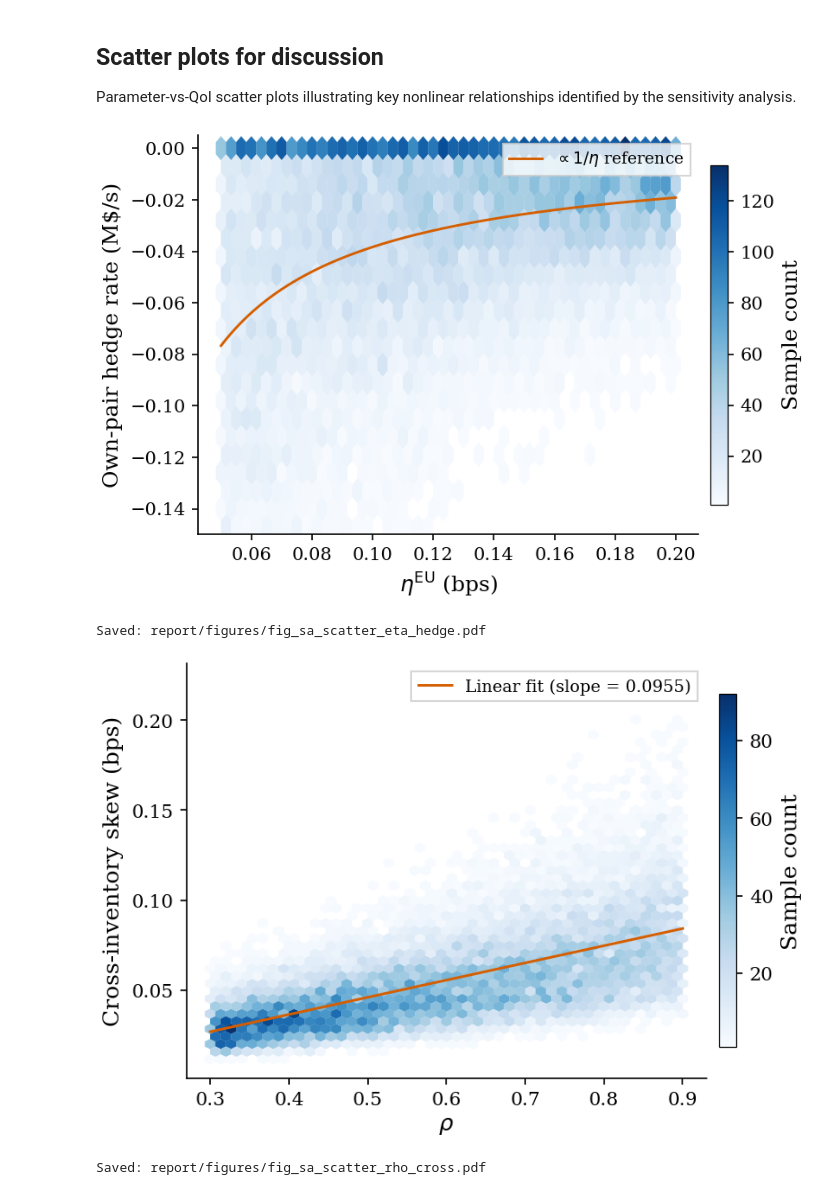
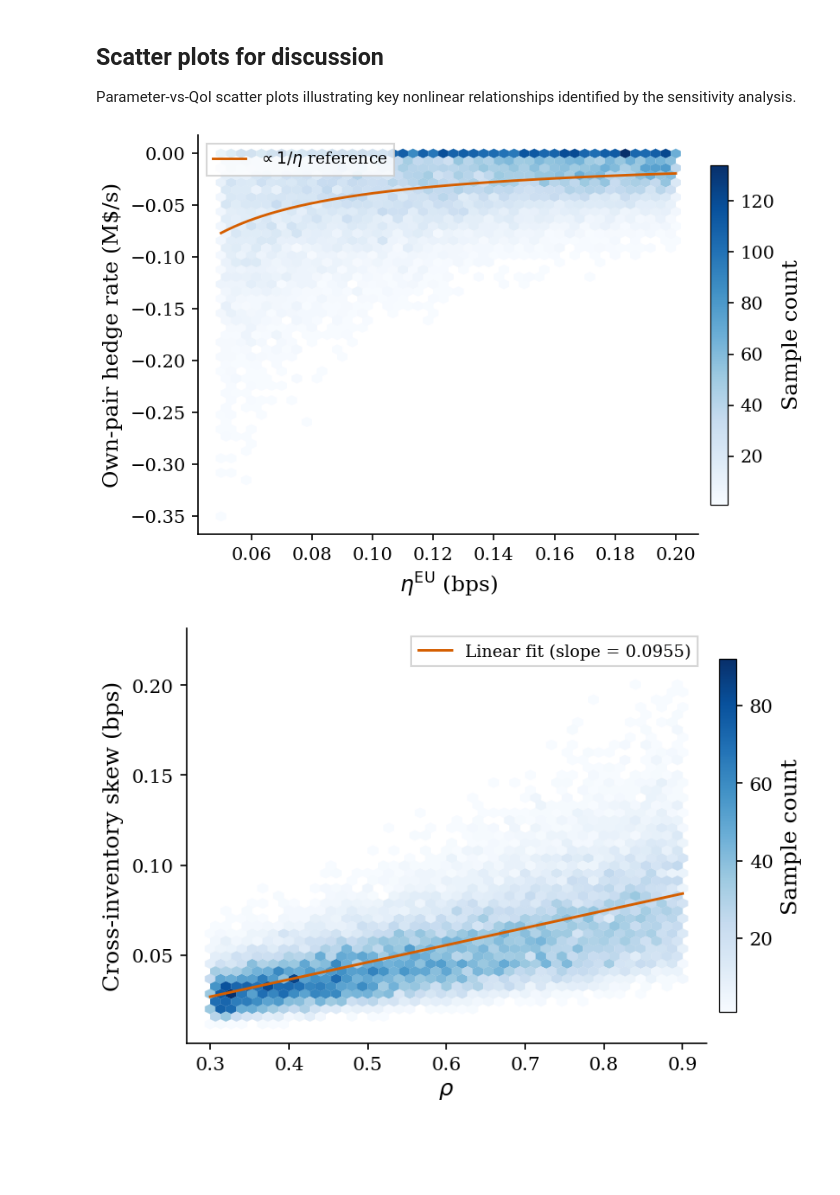
Before and after one commit to SebastianApelgren/optimal-market-making-eFX, a Jupyter notebook: sensitivity_analysis.ipynb, the cells around one changed output. Saved outputs shown, nothing was run; the diff lists cells and outputs as text; code cells hidden in the pictures; blank space fills up the shorter version.

```diff
--- a/sensitivity_analysis.ipynb
+++ b/sensitivity_analysis.ipynb
@@ -23,7 +23,7 @@ from src.sensitivity import build_modified_params, evaluate_qois, _revenue_rate
 from src.sobol import saltelli_sample, evaluate_saltelli_samples, compute_sobol_indices
 
 # Inventory magnitude (M$) used by evaluate_qois for skew/hedge/revenue QoIs
-Y_MAGNITUDE = 20.0
+Y_MAGNITUDE = 10.0
 evaluate_qois_fn = partial(evaluate_qois, y_magnitude=Y_MAGNITUDE)
 # %% [markdown]
 ## Parameter setup
@@ -528,9 +533,9 @@ with plt.rc_context(_RC_PARAMS):
         ax_kde.legend(frameon=True, fancybox=False, edgecolor='0.8')
 
         fig.tight_layout()
-        fpath = os.path.join('report/figures', QOI_FILE_LABELS[q])
-        fig.savefig(fpath)
+        #fpath = os.path.join('report/figures', QOI_FILE_LABELS[q])
+        #fig.savefig(fpath)
         plt.show()
-        print(f"Saved: {fpath}")
+        #print(f"Saved: {fpath}")
 # %% [output]
 [figure]
@@ -557,38 +556,37 @@ from src.model import DAY_SECONDS
 
 eta_idx = 9   # eta EU parameter index
 hedge_qoi = 3 # own-pair hedge rate QoI index
 
 eta_vals = all_params[:, eta_idx]
 hedge_vals = fwd_qois[:, hedge_qoi] / DAY_SECONDS  # convert M$/day -> M$/s
 
 with plt.rc_context(_RC_PARAMS):
     fig, ax = plt.subplots(figsize=(6, 4))
 
     # Hexbin for density
     hb = ax.hexbin(eta_vals * 1e4, hedge_vals, gridsize=45, cmap='Blues',
                    mincnt=1, linewidths=0.1, edgecolors='face', rasterized=True)
     cb = fig.colorbar(hb, ax=ax, shrink=0.85, pad=0.02)
     cb.set_label('Sample count')
     cb.outline.set_linewidth(0.6)
 
     # Reference curve: fit on active points only (outside dead zone)
     active = hedge_vals < -1e-6
     median_product = np.median(hedge_vals[active] * eta_vals[active])
     eta_fine = np.linspace(eta_vals.min(), eta_vals.max(), 200)
     ax.plot(eta_fine * 1e4, median_product / eta_fine, color=COLORS[1],
             linewidth=1.4, label=r'$\propto 1/\eta$ reference')
 
     ax.set_xlabel(r'$\eta^{\mathrm{EU}}$ (bps)')
     ax.set_ylabel(r'Own-pair hedge rate (M\$/s)')
-    ax.set_ylim(-0.15, 0.005)
+    #ax.set_ylim(-0.15, 0.005)
     ax.legend(frameon=True, fancybox=False, edgecolor='0.8')
 
-    fig.savefig('report/figures/fig_sa_scatter_eta_hedge.pdf')
+    #fig.savefig('report/figures/fig_sa_scatter_eta_hedge.pdf')
     plt.show()
-    print("Saved: report/figures/fig_sa_scatter_eta_hedge.pdf")
+    #print("Saved: report/figures/fig_sa_scatter_eta_hedge.pdf")
 # %% [output]
-[figure, old version]
+[figure, new version]
-Saved: report/figures/fig_sa_scatter_eta_hedge.pdf
 # %%
 # --- Figure 9: rho vs cross-inventory skew ---
 
@@ -617,9 +615,8 @@ with plt.rc_context(_RC_PARAMS):
     ax.set_ylabel('Cross-inventory skew (bps)')
     ax.legend(frameon=True, fancybox=False, edgecolor='0.8')
 
-    fig.savefig('report/figures/fig_sa_scatter_rho_cross.pdf')
+    #fig.savefig('report/figures/fig_sa_scatter_rho_cross.pdf')
     plt.show()
-    print("Saved: report/figures/fig_sa_scatter_rho_cross.pdf")
+    #print("Saved: report/figures/fig_sa_scatter_rho_cross.pdf")
 # %% [output]
 [figure]
-Saved: report/figures/fig_sa_scatter_rho_cross.pdf
```
Also changed, not shown: parts of 6 cells of this notebook, 1 other file.
